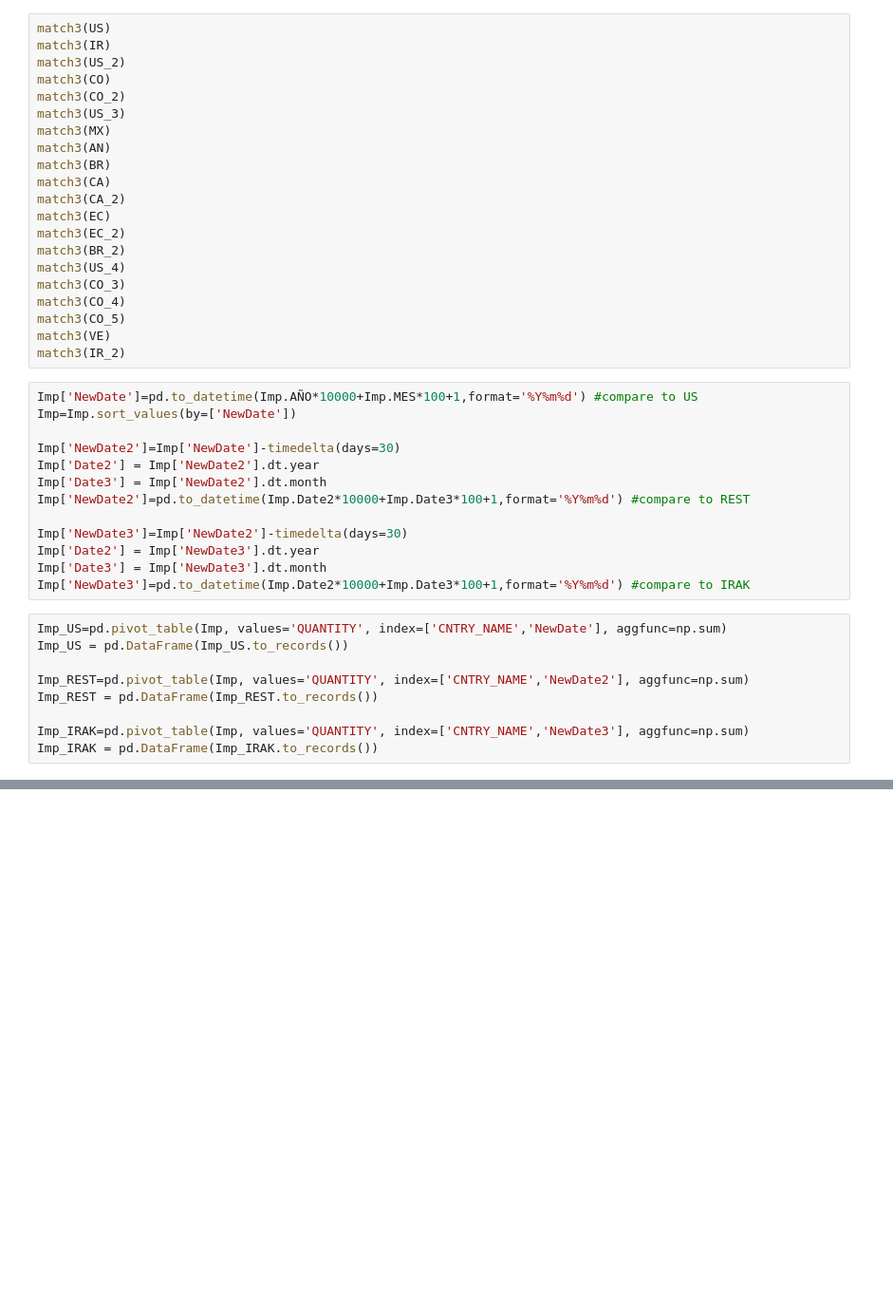
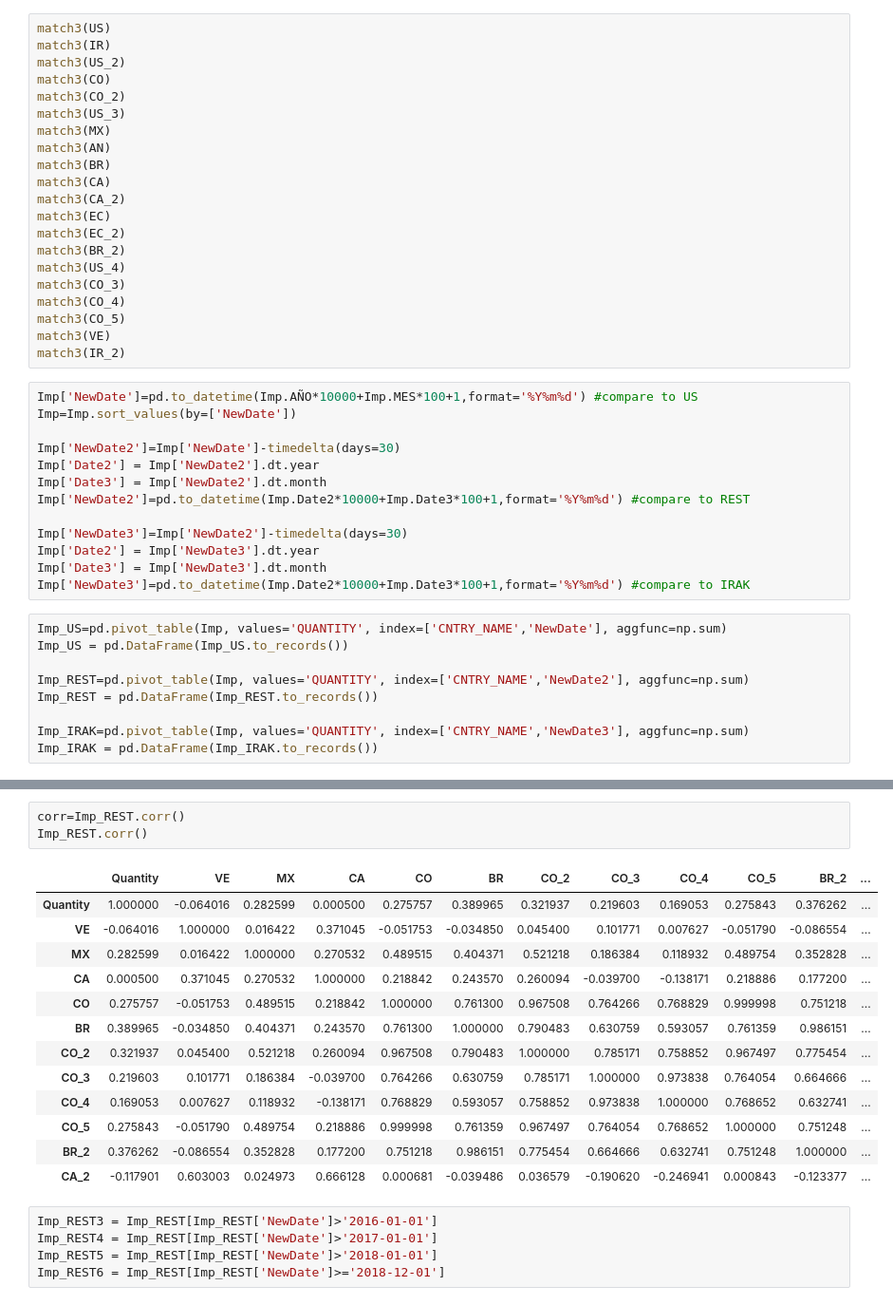
Before and after one commit to carlosqu/TesisUniandes, a Jupyter notebook: PriceLLSvs___ImpP3.ipynb, the cells around one changed output, grey strips where cells are left out. Shown at 95% size. Saved outputs shown, nothing was run; the diff lists cells and outputs as text; blank space fills up the shorter version.

```diff
--- a/PriceLLSvs___ImpP3.ipynb
+++ b/PriceLLSvs___ImpP3.ipynb
@@ -309,0 +414,22 @@ plt.show()
+# %%
+corr=Imp_REST.corr()
+Imp_REST.corr()
+# %% [output]
+|  | Quantity | VE | MX | CA | CO | BR | CO_2 | CO_3 | CO_4 | CO_5 | BR_2 | ... |
+| Quantity | 1.000000 | -0.064016 | 0.282599 | 0.000500 | 0.275757 | 0.389965 | 0.321937 | 0.219603 | 0.169053 | 0.275843 | 0.376262 | ... |
+| VE | -0.064016 | 1.000000 | 0.016422 | 0.371045 | -0.051753 | -0.034850 | 0.045400 | 0.101771 | 0.007627 | -0.051790 | -0.086554 | ... |
+| MX | 0.282599 | 0.016422 | 1.000000 | 0.270532 | 0.489515 | 0.404371 | 0.521218 | 0.186384 | 0.118932 | 0.489754 | 0.352828 | ... |
+| CA | 0.000500 | 0.371045 | 0.270532 | 1.000000 | 0.218842 | 0.243570 | 0.260094 | -0.039700 | -0.138171 | 0.218886 | 0.177200 | ... |
+| CO | 0.275757 | -0.051753 | 0.489515 | 0.218842 | 1.000000 | 0.761300 | 0.967508 | 0.764266 | 0.768829 | 0.999998 | 0.751218 | ... |
+| BR | 0.389965 | -0.034850 | 0.404371 | 0.243570 | 0.761300 | 1.000000 | 0.790483 | 0.630759 | 0.593057 | 0.761359 | 0.986151 | ... |
+| CO_2 | 0.321937 | 0.045400 | 0.521218 | 0.260094 | 0.967508 | 0.790483 | 1.000000 | 0.785171 | 0.758852 | 0.967497 | 0.775454 | ... |
+| CO_3 | 0.219603 | 0.101771 | 0.186384 | -0.039700 | 0.764266 | 0.630759 | 0.785171 | 1.000000 | 0.973838 | 0.764054 | 0.664666 | ... |
+| CO_4 | 0.169053 | 0.007627 | 0.118932 | -0.138171 | 0.768829 | 0.593057 | 0.758852 | 0.973838 | 1.000000 | 0.768652 | 0.632741 | ... |
+| CO_5 | 0.275843 | -0.051790 | 0.489754 | 0.218886 | 0.999998 | 0.761359 | 0.967497 | 0.764054 | 0.768652 | 1.000000 | 0.751248 | ... |
+| BR_2 | 0.376262 | -0.086554 | 0.352828 | 0.177200 | 0.751218 | 0.986151 | 0.775454 | 0.664666 | 0.632741 | 0.751248 | 1.000000 | ... |
+| CA_2 | -0.117901 | 0.603003 | 0.024973 | 0.666128 | 0.000681 | -0.039486 | 0.036579 | -0.190620 | -0.246941 | 0.000843 | -0.123377 | ... |
+# %%
+Imp_REST3 = Imp_REST[Imp_REST['NewDate']>'2016-01-01']
+Imp_REST4 = Imp_REST[Imp_REST['NewDate']>'2017-01-01']
+Imp_REST5 = Imp_REST[Imp_REST['NewDate']>'2018-01-01']
+Imp_REST6 = Imp_REST[Imp_REST['NewDate']>='2018-12-01']
```
Also changed, not shown: parts of 14 cells of this notebook.
